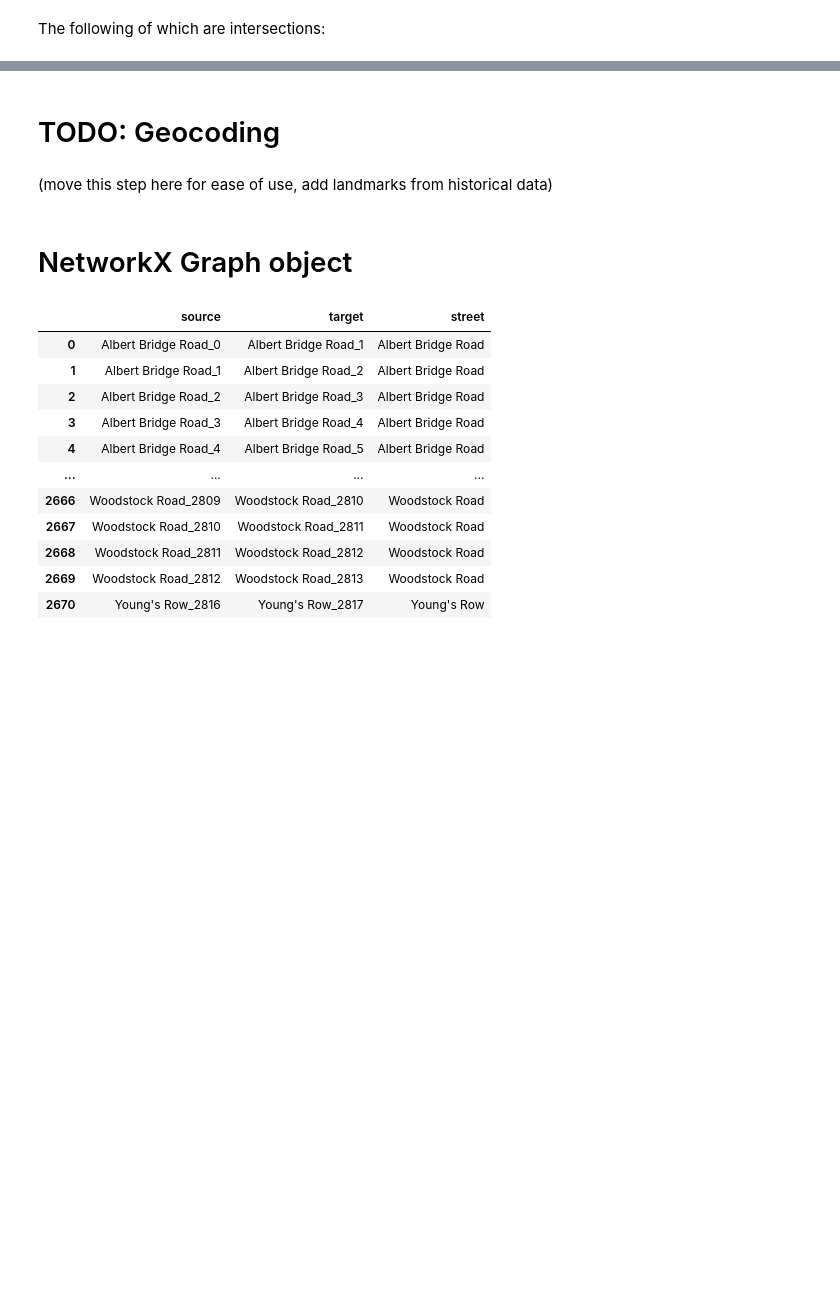
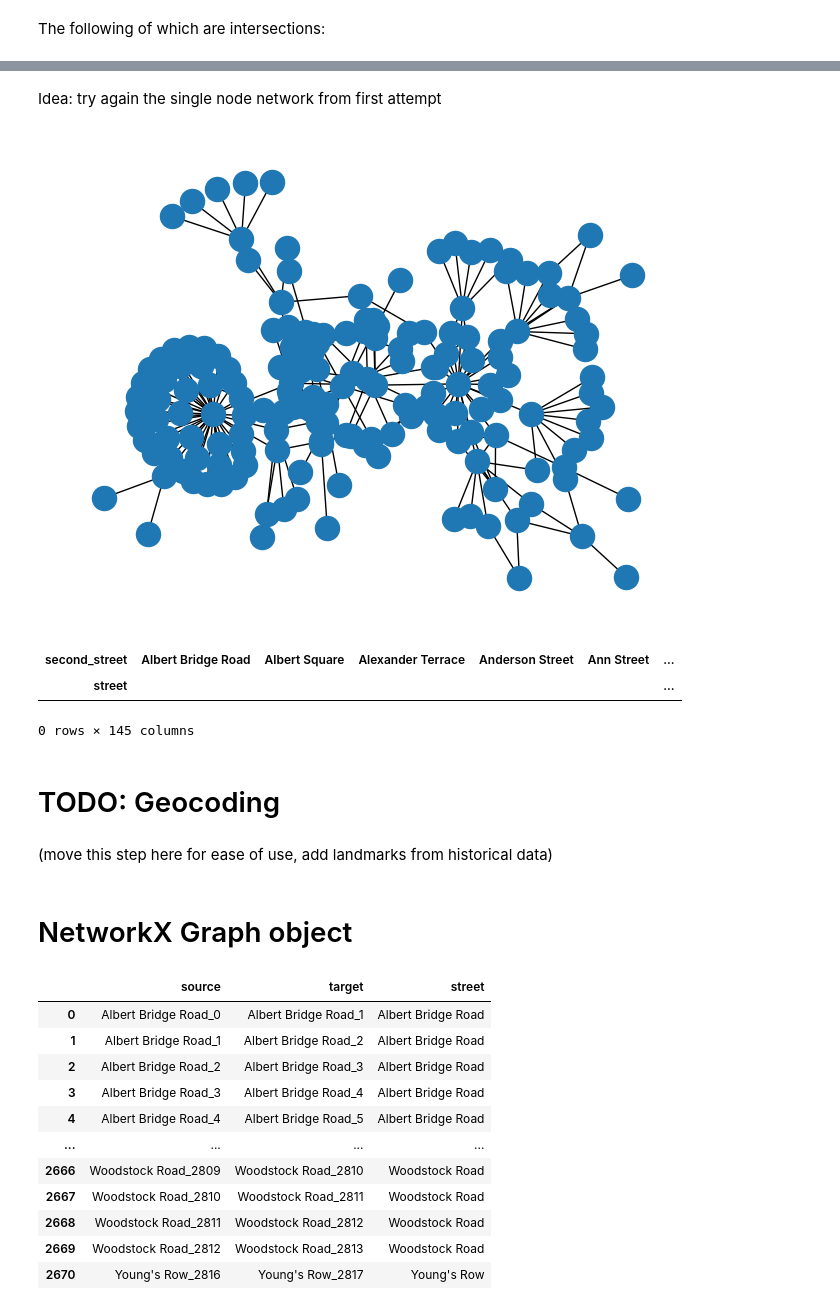
Before and after one commit to sian0x0/Map-Extinct-Addresses, a Jupyter notebook: ballymacarrett-extract.ipynb, the cells around one changed output, grey strips where cells are left out. Drawn from its saved outputs; the diff is of its cells as text; code cells hidden in the pictures; blank space fills up the shorter version.

```diff
--- a/ballymacarrett-extract.ipynb
+++ b/ballymacarrett-extract.ipynb
@@ -564,0 +549,16 @@ df_nodes_ballymac_2[df_nodes_ballymac_2['second_street'].notna()]
+# %% [markdown]
+Idea: try again the single node network from first attempt
+# %%
+all_streets = pd.unique(df[['street', 'second_street']].values.ravel())
+binary_matrix = pd.crosstab(df['street'], df['second_street']).applymap(lambda x: 1 if x > 0 else 0)
+
+# ensure square matrix
+binary_matrix = binary_matrix.reindex(index=all_streets, columns=all_streets, fill_value=0)
+
+G = nx.from_pandas_adjacency(binary_matrix)
+
+# draw
+pos = nx.kamada_kawai_layout(G)
+nx.draw(G, pos, with_labels=False)
+# %% [output]
+[figure, added]
@@ -565,3 +655,9 @@ df_nodes_ballymac_2[df_nodes_ballymac_2['second_street'].notna()]
+# %%
+binary_matrix[(binary_matrix != 0).all(axis=1)]
+# %% [output]
+| second_street | Albert Bridge Road | Albert Square | Alexander Terrace | Anderson Street | Ann Street | ... |
+| street |  |  |  |  |  | ... |
+0 rows × 145 columns
 # %% [markdown]
 # TODO: Geocoding
 # %% [markdown]
```
Also changed, not shown: parts of 19 cells of this notebook.
